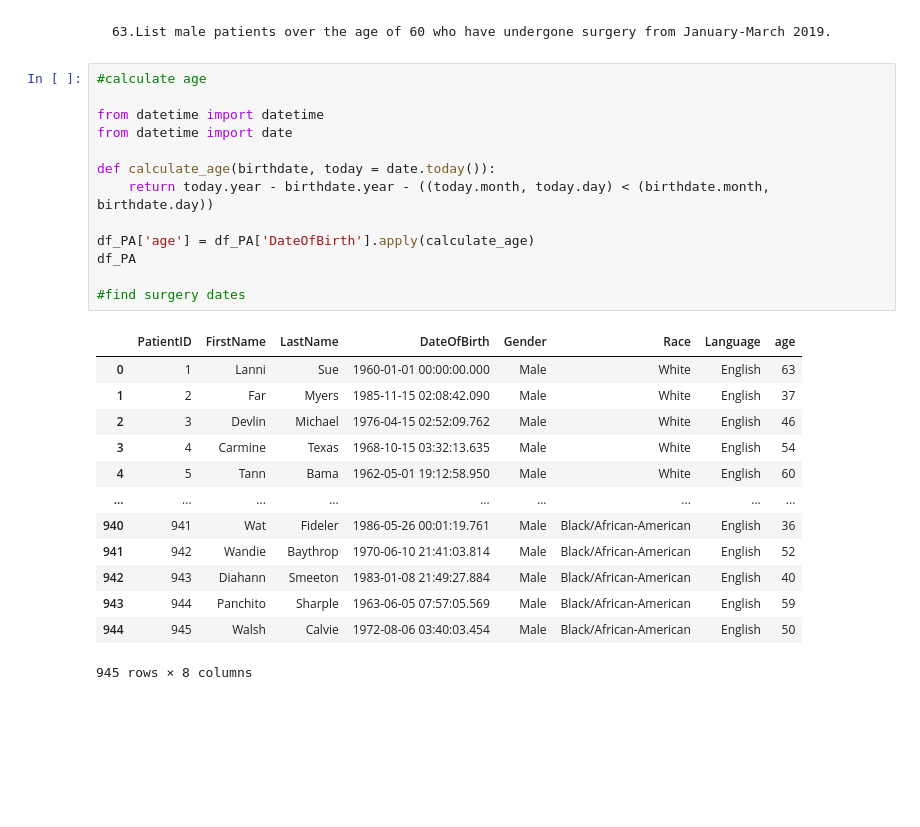
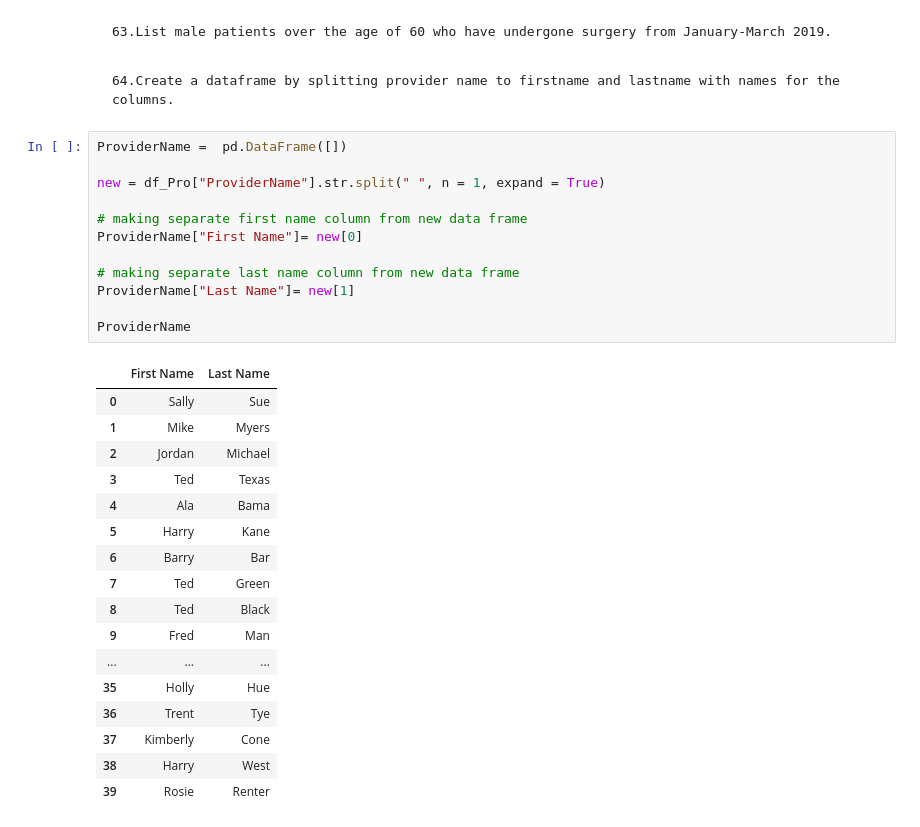
Before and after one commit to ManishaRao06/Python-Hackathon-Winners-Team-Data-Pyrates, a Jupyter notebook: Data Pyrates 61_80.ipynb, the cells around one changed output. Saved outputs shown, nothing was run; the diff lists cells and outputs as text; blank space fills up the shorter version.

```diff
--- a/Data Pyrates 61_80.ipynb
+++ b/Data Pyrates 61_80.ipynb
@@ -71,30 +71,35 @@ Acuity  EDDisposition
 dtype: int64
 # %% [markdown]
     63.List male patients over the age of 60 who have undergone surgery from January-March 2019.
-# %%
-#calculate age
-
-from datetime import datetime
-from datetime import date
-
-def calculate_age(birthdate, today = date.today()):
-    return today.year - birthdate.year - ((today.month, today.day) < (birthdate.month, birthdate.day))
-
-df_PA['age'] = df_PA['DateOfBirth'].apply(calculate_age)
-df_PA
-
-#find surgery dates
-# %% [output]
-|  | PatientID | FirstName | LastName | DateOfBirth | Gender | Race | Language | age |
-| 0 | 1 | Lanni | Sue | 1960-01-01 00:00:00.000 | Male | White | English | 63 |
-| 1 | 2 | Far | Myers | 1985-11-15 02:08:42.090 | Male | White | English | 37 |
-| 2 | 3 | Devlin | Michael | 1976-04-15 02:52:09.762 | Male | White | English | 46 |
-| 3 | 4 | Carmine | Texas | 1968-10-15 03:32:13.635 | Male | White | English | 54 |
-| 4 | 5 | Tann | Bama | 1962-05-01 19:12:58.950 | Male | White | English | 60 |
-| ... | ... | ... | ... | ... | ... | ... | ... | ... |
-| 940 | 941 | Wat | Fideler | 1986-05-26 00:01:19.761 | Male | Black/African-American | English | 36 |
-| 941 | 942 | Wandie | Baythrop | 1970-06-10 21:41:03.814 | Male | Black/African-American | English | 52 |
-| 942 | 943 | Diahann | Smeeton | 1983-01-08 21:49:27.884 | Male | Black/African-American | English | 40 |
-| 943 | 944 | Panchito | Sharple | 1963-06-05 07:57:05.569 | Male | Black/African-American | English | 59 |
-| 944 | 945 | Walsh | Calvie | 1972-08-06 03:40:03.454 | Male | Black/African-American | English | 50 |
-945 rows × 8 columns
+# %% [markdown]
+    64.Create a dataframe by splitting provider name to firstname and lastname with names for the columns.
+# %%
+ProviderName =  pd.DataFrame([])
+
+new = df_Pro["ProviderName"].str.split(" ", n = 1, expand = True)
+
+# making separate first name column from new data frame
+ProviderName["First Name"]= new[0]
+
+# making separate last name column from new data frame
+ProviderName["Last Name"]= new[1]
+
+ProviderName
+# %% [output]
+|  | First Name | Last Name |
+| 0 | Sally | Sue |
+| 1 | Mike | Myers |
+| 2 | Jordan | Michael |
+| 3 | Ted | Texas |
+| 4 | Ala | Bama |
+| 5 | Harry | Kane |
+| 6 | Barry | Bar |
+| 7 | Ted | Green |
+| 8 | Ted | Black |
+| 9 | Fred | Man |
+| ... | ... | ... |
+| 35 | Holly | Hue |
+| 36 | Trent | Tye |
+| 37 | Kimberly | Cone |
+| 38 | Harry | West |
+| 39 | Rosie | Renter |
```
Also changed, not shown: parts of 4 cells of this notebook.
